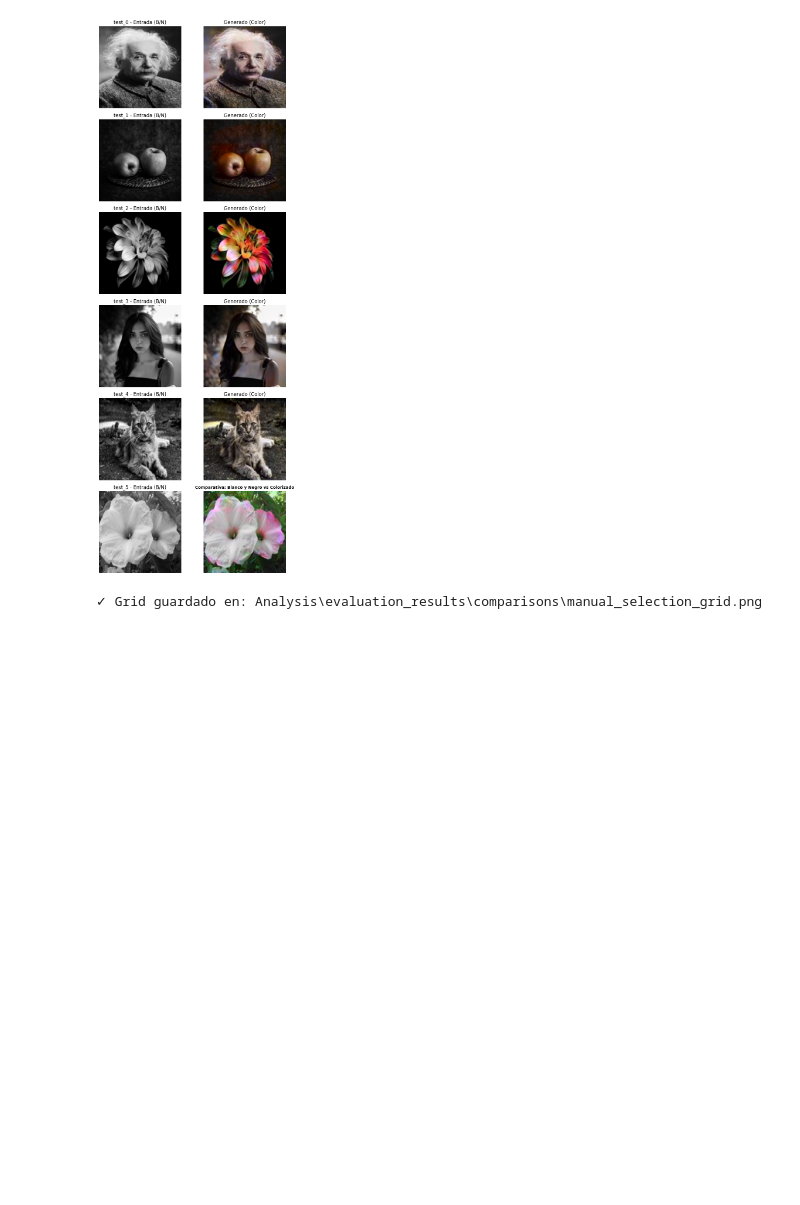
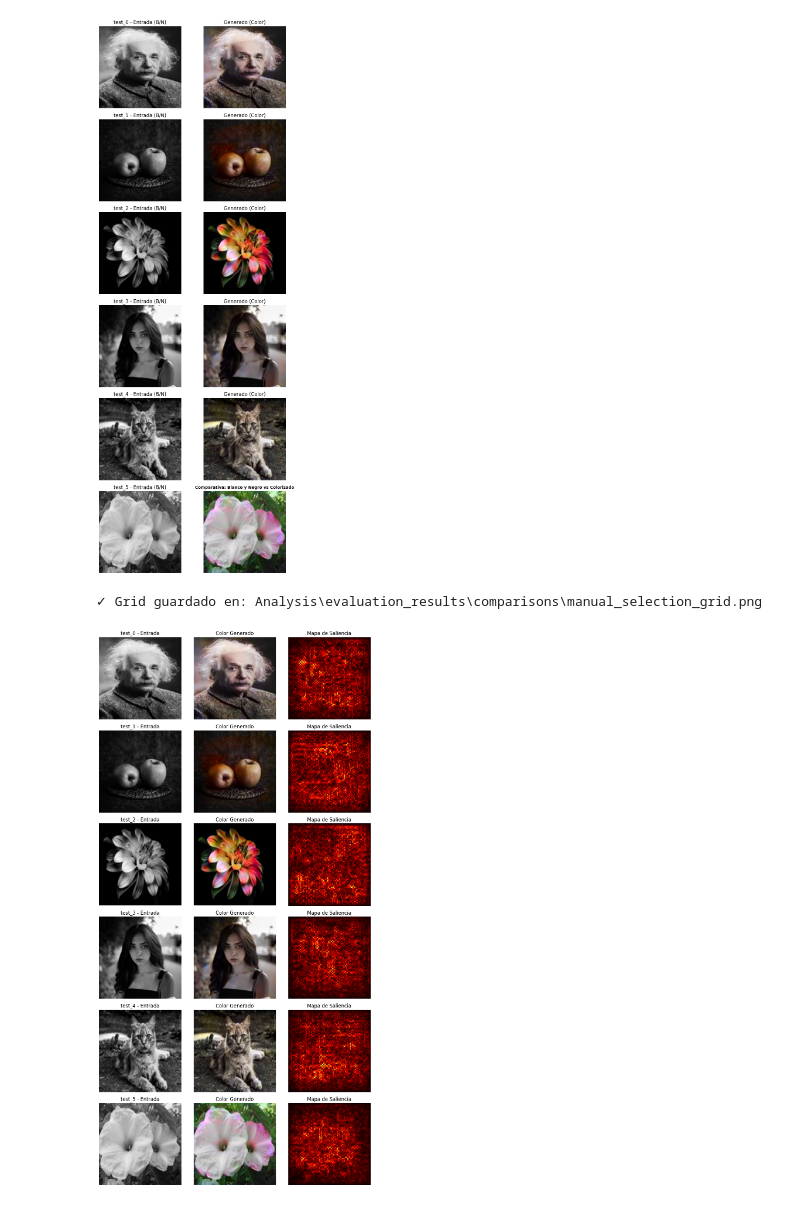
Before and after one commit to DiegoDuaS/ImageColoringGAN, a Jupyter notebook: modelo_Final.ipynb, the cells around one changed output. Saved outputs shown, nothing was run; the diff lists cells and outputs as text; code cells hidden in the pictures; blank space fills up the shorter version.

Commit message:
feat: analysis saliency maps

```diff
--- a/modelo_Final.ipynb
+++ b/modelo_Final.ipynb
@@ -2222,3 +2222,83 @@ if __name__ == "__main__":
 # %% [output]
 [figure]
 ✓ Grid guardado en: Analysis\evaluation_results\comparisons\manual_selection_grid.png
+# %%
+# GENERACIÓN DE MAPAS DE SALIENCIA (XAI)
+from PIL import Image
+import numpy as np
+import matplotlib.pyplot as plt
+from skimage.color import rgb2lab, lab2rgb
+from pathlib import Path
+import torch
+import torch.nn.functional as F
+
+# === Carpetas y setup ===
+SAL_OUT = Path("/saliency_maps")
+SAL_OUT.mkdir(parents=True, exist_ok=True)
+
+# === Generador de mapas ===
+def generate_saliency_maps(generator, discriminator, device):
+    rows = len(SEL_IMAGES)
+    fig, axes = plt.subplots(rows, 3, figsize=(10, 3.2*rows))
+
+    for i, (path, cls_idx) in enumerate(SEL_IMAGES):
+        pil = Image.open(path)
+        L_t, L_lab, gray_vis = _prep_L_for_model(pil, size=128, device=device)
+        y = _one_hot(cls_idx, NUM_CLASSES, device)
+
+        # --- Generar colorización ---
+        with torch.no_grad():
+            ab_fake = generator(L_t, y)
+        rgb_fake = _lab_to_rgb(L_lab, ab_fake)
+
+        # --- Preparar entrada para discriminador ---
+        input_fake = torch.cat([L_t, ab_fake], dim=1).to(device)
+        input_fake.requires_grad_(True)
+
+        # --- Forward y backward para obtener saliency ---
+        pred = discriminator(input_fake)
+        score = pred.mean()
+        score.backward()
+
+        sal = input_fake.grad.abs().max(dim=1, keepdim=True)[0]
+        sal = (sal - sal.min()) / (sal.max() - sal.min() + 1e-8)
+        sal_np = sal.squeeze().detach().cpu().numpy()
+
+        # --- Mostrar tres columnas: gris, generado, saliency ---
+        g_show = Image.fromarray((gray_vis*255).astype(np.uint8)).resize(DISPLAY_TILE, Image.BICUBIC)
+        c_show = Image.fromarray((rgb_fake*255).astype(np.uint8)).resize(DISPLAY_TILE, Image.BICUBIC)
+
+        axes[i, 0].imshow(g_show); axes[i, 0].set_title(f"{Path(path).stem} - Entrada")
+        axes[i, 1].imshow(c_show); axes[i, 1].set_title("Color Generado")
+        axes[i, 2].imshow(sal_np, cmap='hot'); axes[i, 2].set_title("Mapa de Saliencia")
+
+        for j in range(3):
+            axes[i, j].axis("off")
+
+    plt.tight_layout()
+    save_path = SAL_OUT / "saliency_grid.png"
+    plt.savefig(save_path, dpi=200, bbox_inches="tight")
+    plt.show()
+    print(f"✓ Mapas de saliencia guardados en: {save_path}")
+    device = torch.device('cuda' if torch.cuda.is_available() else 'cpu')
+
+if __name__ == "__main__":
+    # main()
+    from Modelo.generador import ColorGenerator
+    from Modelo.discriminador import PatchGANDiscriminator
+    import torch
+
+    device = torch.device('cuda' if torch.cuda.is_available() else 'cpu')
+    G = ColorGenerator()
+    D = PatchGANDiscriminator()
+
+    ckpt = torch.load("checkpoints/checkpoint_epoch_0016.pth", map_location=device)
+    G.load_state_dict(ckpt['generator_state_dict'])
+    D.load_state_dict(ckpt['discriminator_state_dict'])
+
+    G.eval()
+    D.eval()
+
+    generate_saliency_maps(G, D, device)
+# %% [output]
+[figure, added]
```
Also changed, not shown: parts of 1 cell of this notebook.
